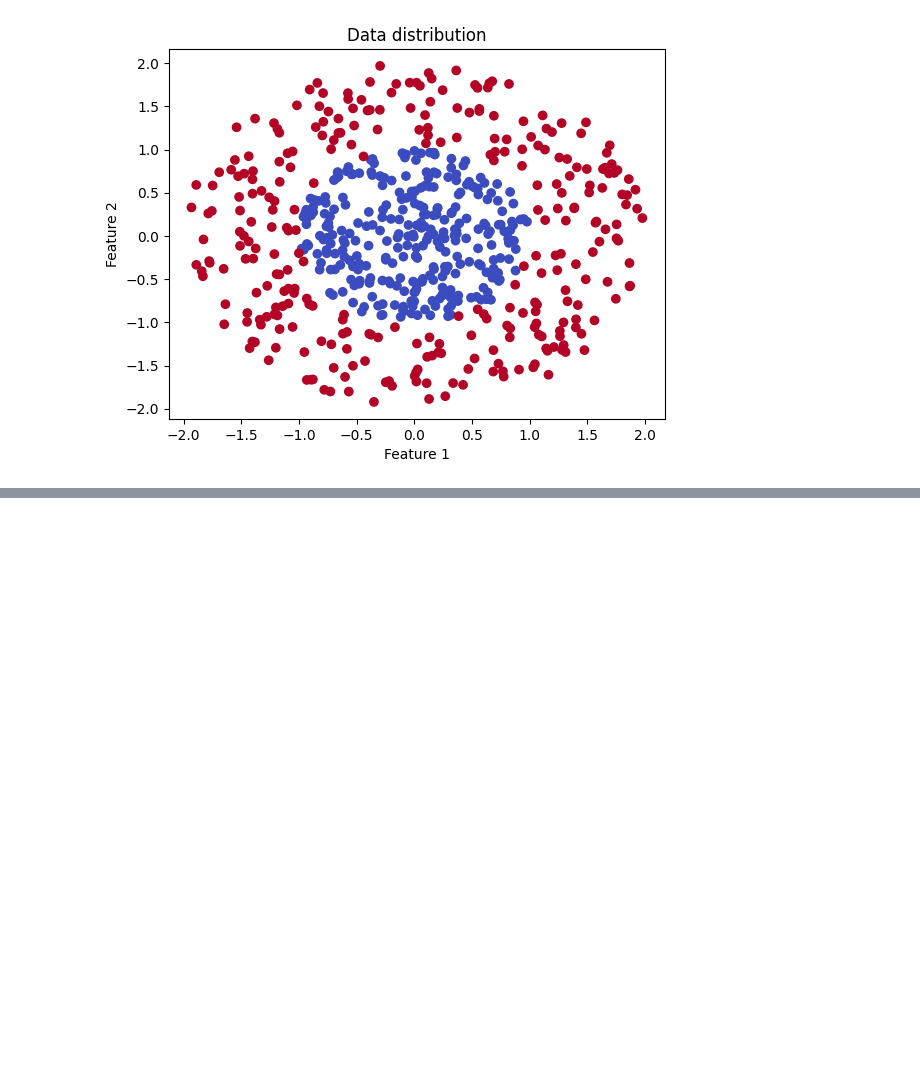
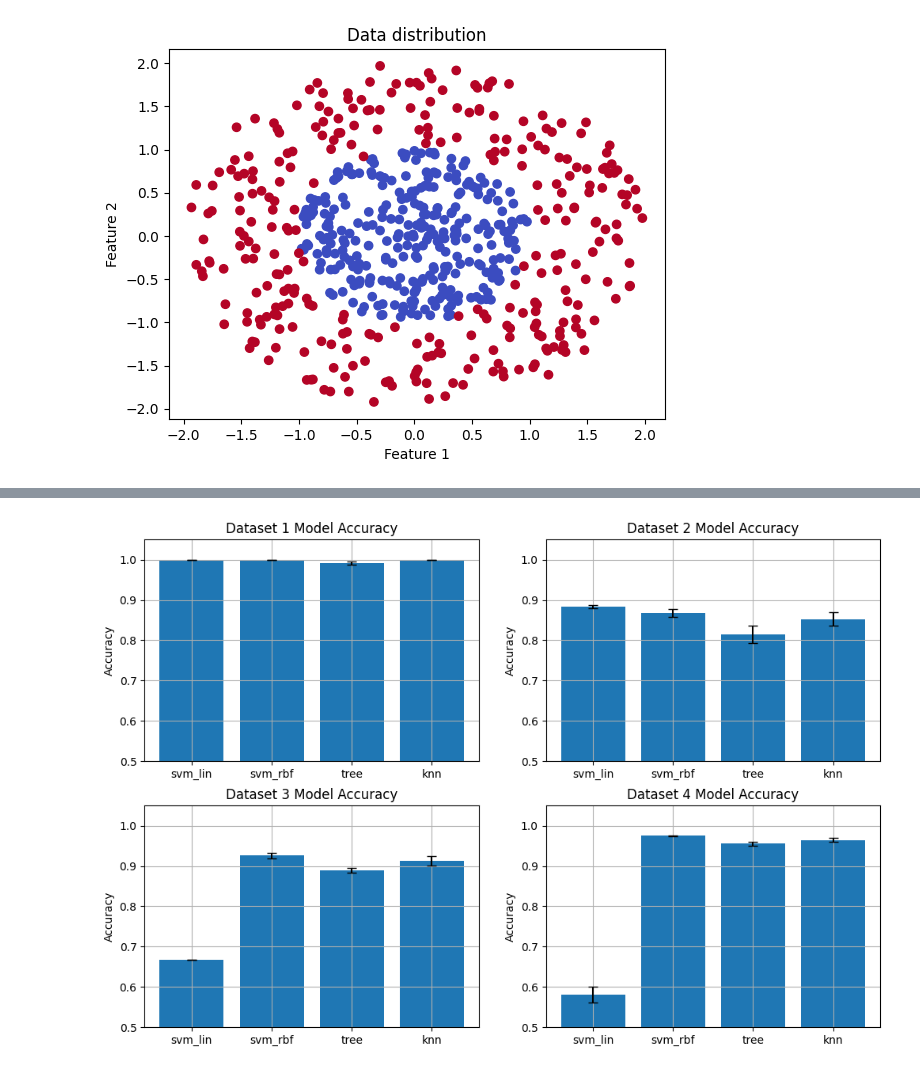
Before and after one commit to nawroz-m/ML_learning, a Jupyter notebook: Supervised_lab.ipynb, the cells around one changed output, grey strips where cells are left out. Saved outputs shown, nothing was run; the diff lists cells and outputs as text; code cells hidden in the pictures; blank space fills up the shorter version.

```diff
--- a/Supervised_lab.ipynb
+++ b/Supervised_lab.ipynb
@@ -275,0 +328,18 @@ ValueError: Found array with 0 sample(s) (shape=(0, 2)) while a minimum of 1 is
+# %%
+# Train SVM model for all datasets
+accuracy_5x2 = []
+repetitions = 5
+models = {
+      'svm_lin': SVC(kernel='linear', C=1.0),
+      'svm_rbf': SVC(kernel='rbf', C=1.0),
+      'tree': DecisionTreeClassifier(criterion='gini', max_depth=20),
+      'knn': KNeighborsClassifier(n_neighbors=5, metric='minkowski', p=2)
+  }
+for ndataset in range(1, 5):
+  dataset2 = sio.loadmat(f"{dataset_path}{ndataset}.mat")
+  data = dataset2['data']
+  label = dataset2['labels']
+  # train model on all allgorithms
+  accuracy = train_multi_model(repetitions, data, label, models)
+  accuracy_5x2.append(accuracy)
+accuracy_5x2
@@ -275,0 +370,12 @@ ValueError: Found array with 0 sample(s) (shape=(0, 2)) while a minimum of 1 is
+# %%
+accuracy_f = []
+
+for i, dataset_result in enumerate(accuracy_5x2, start=1):
+  print(f'Dataset {i}')
+  acc = []
+  for name, model in dataset_result.items():
+    mean_acc = np.mean(model)
+    std_acc = np.std(model)
+    acc.append({'model': name, 'mean': mean_acc, 'std': std_acc})
+    print(f"{name:12} mean={mean_acc:.3f}  std={std_acc:.3f}")
+  accuracy_f.append(acc)
@@ -276,2 +417,17 @@ ValueError: Found array with 0 sample(s) (shape=(0, 2)) while a minimum of 1 is
+# %%
+mdlist = ['svm_lin', 'svm_rbf', 'tree', 'knn']
+fig, axes = plt.subplots(2, 2, figsize=(12, 8))
+axes = axes.flatten()
+for i, accuracy_result in enumerate(accuracy_5x2, start=1):
+  means = [np.mean(accuracy_result[m]) for m in models]
+  stds = [np.std(accuracy_result[m]) for m in models]
+  ax = axes[i-1]
+  ax.bar(mdlist, means, yerr=stds, capsize=4)
+  ax.set_title(f"Dataset {i} Model Accuracy")
+  ax.set_ylabel("Accuracy")
+  ax.set_ylim(0.5,1.05)
+  ax.grid()
+# %% [output]
+[figure, added]
 # %% [markdown]
 ![image.png](embedded-picture-1)
```
Also changed, not shown: parts of 20 cells of this notebook.
